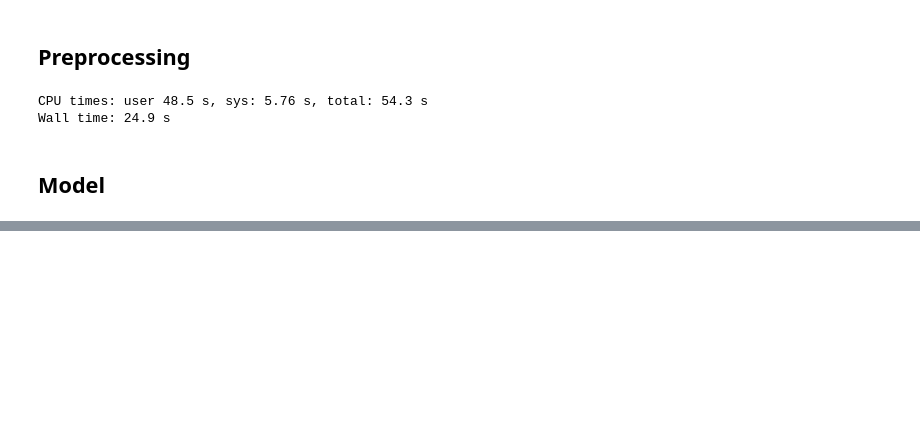
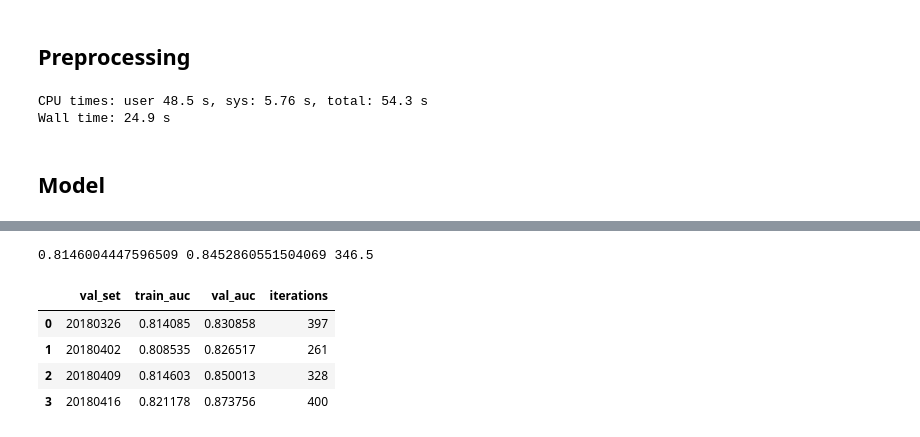
Before and after one commit to Robert-Aduviri/DSG-2018-Qualifiers, a Jupyter notebook: notebooks/robert/RA-26-lightgbm-CV.ipynb, the cells around one changed output, grey strips where cells are left out. Cells and saved outputs as stored; diff of their text form; code cells hidden in the pictures; blank space fills up the shorter version.

```diff
--- a/notebooks/robert/RA-26-lightgbm-CV.ipynb
+++ b/notebooks/robert/RA-26-lightgbm-CV.ipynb
@@ -204,0 +220,13 @@ results
+# %%
+# (n_estimators=400, max_depth=30, random_state=42,
+#  reg_alpha=1, reg_lambda=1, colsample_by_tree=0.8)
+print(results.train_auc.mean(), results.val_auc.mean(),
+      results.iterations.mean())
+results
+# %% [output]
+0.8146004447596509 0.8452860551504069 346.5
+|  | val_set | train_auc | val_auc | iterations |
+| 0 | 20180326 | 0.814085 | 0.830858 | 397 |
+| 1 | 20180402 | 0.808535 | 0.826517 | 261 |
+| 2 | 20180409 | 0.814603 | 0.850013 | 328 |
+| 3 | 20180416 | 0.821178 | 0.873756 | 400 |
```
Also changed, not shown: parts of 5 cells of this notebook.
